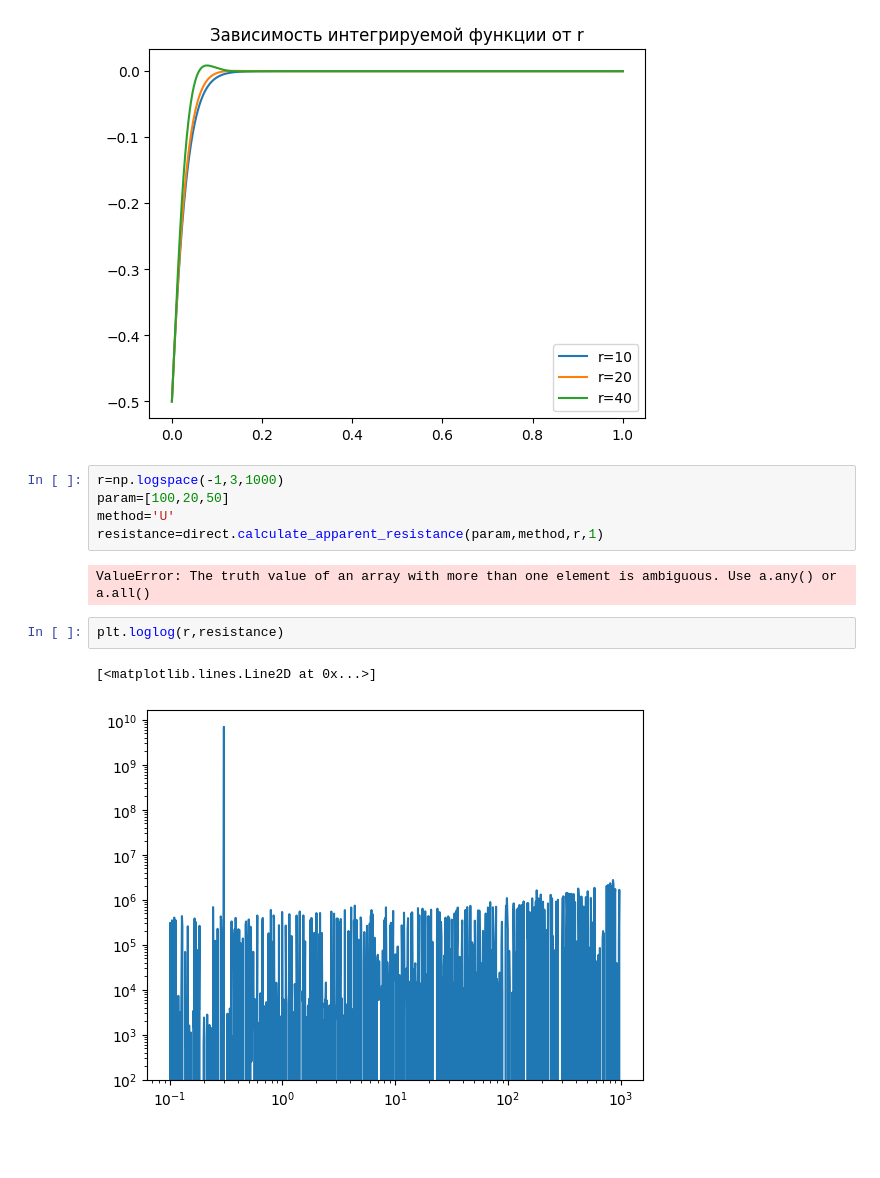
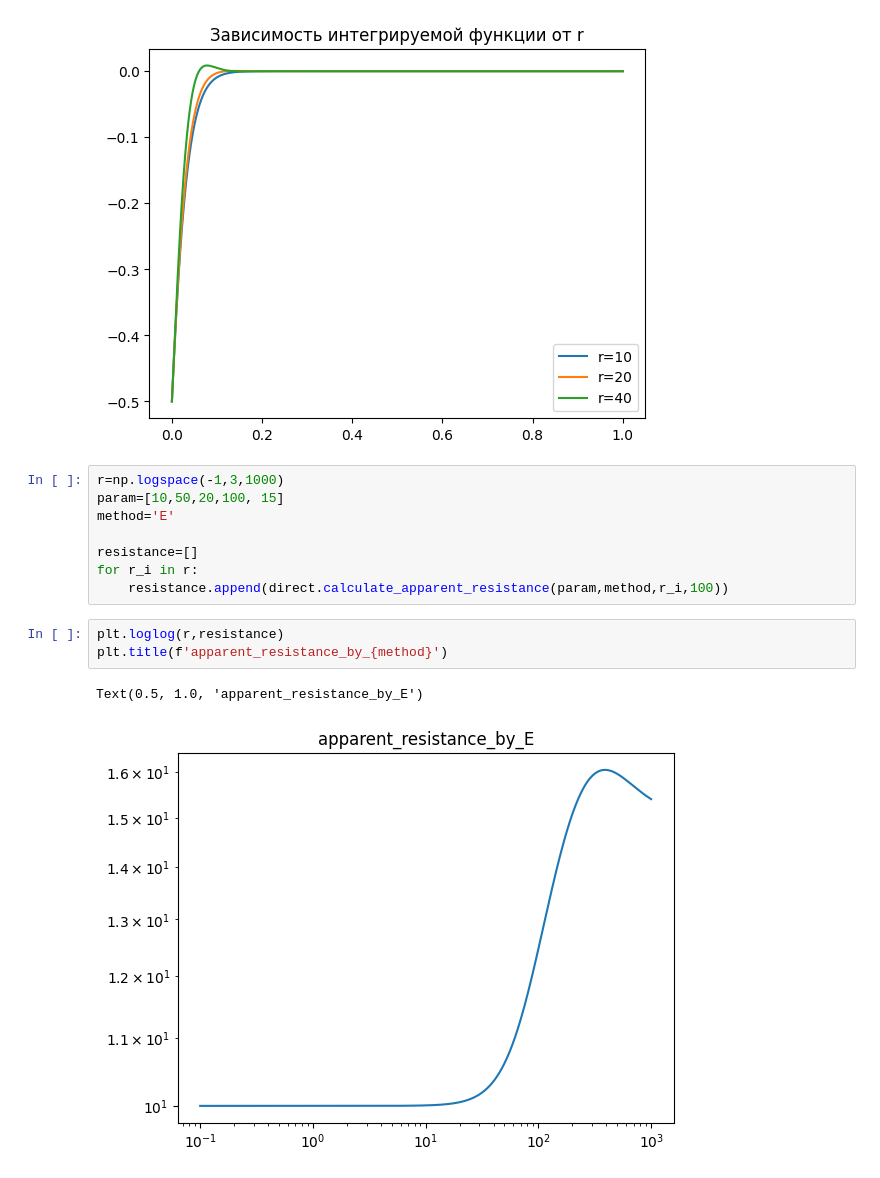
Before and after one commit to arty0mkha/electrical-prospecting, a Jupyter notebook: direct_example.ipynb, the cells around one changed output. Saved outputs shown, nothing was run; the diff lists cells and outputs as text; blank space fills up the shorter version.

```diff
--- a/direct_example.ipynb
+++ b/direct_example.ipynb
@@ -21,13 +23,15 @@ Text(0.5, 1.0, 'Зависимость интегрируемой функции
 [figure]
 # %%
 r=np.logspace(-1,3,1000)
-param=[100,20,50]
-method='U'
-resistance=direct.calculate_apparent_resistance(param,method,r,1)
+param=[10,50,20,100, 15]
+method='E'
+
+resistance=[]
+for r_i in r:
+    resistance.append(direct.calculate_apparent_resistance(param,method,r_i,100))
-# %% [output]
-ValueError: The truth value of an array with more than one element is ambiguous. Use a.any() or a.all()
 # %%
 plt.loglog(r,resistance)
+plt.title(f'apparent_resistance_by_{method}')
 # %% [output]
-[<matplotlib.lines.Line2D at 0x...>]
+Text(0.5, 1.0, 'apparent_resistance_by_E')
-[figure, old version]
+[figure, new version]
```
Also changed, not shown: parts of 1 cell of this notebook, 1 other file.
